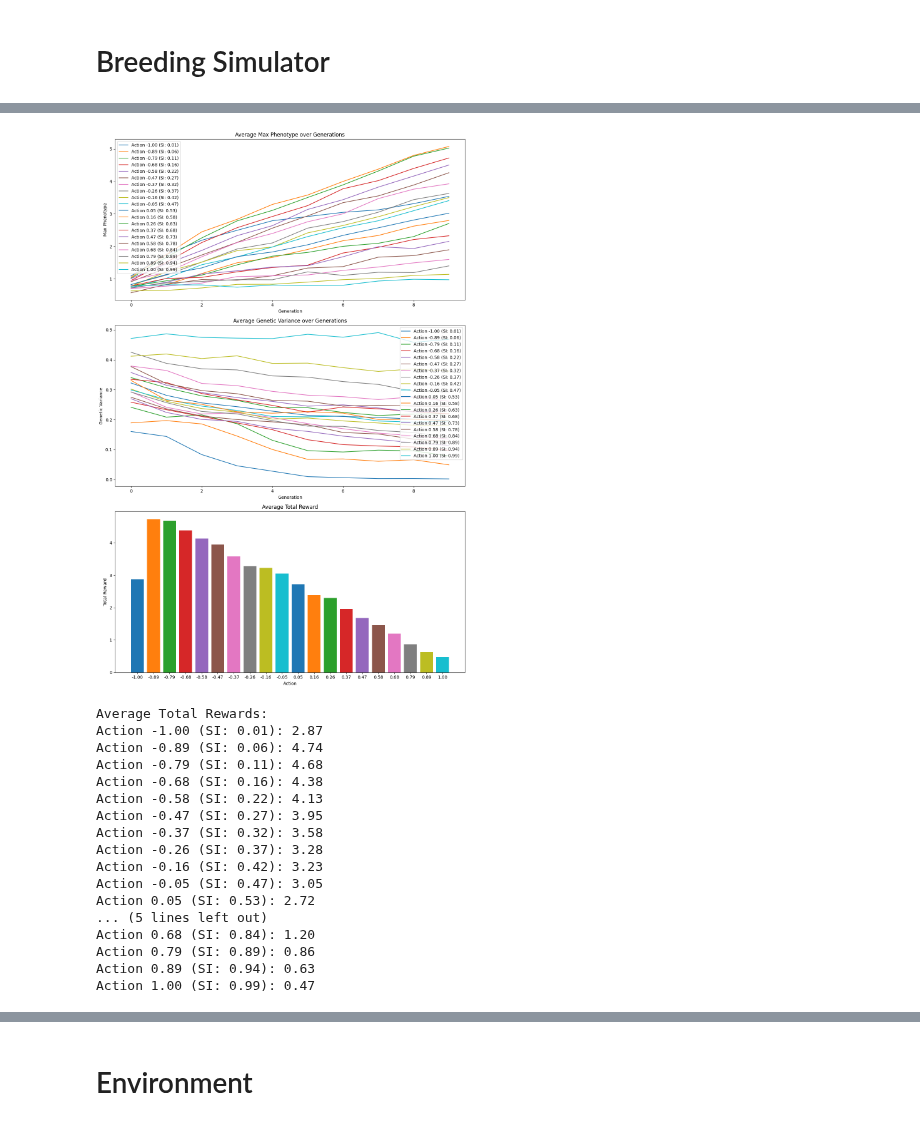
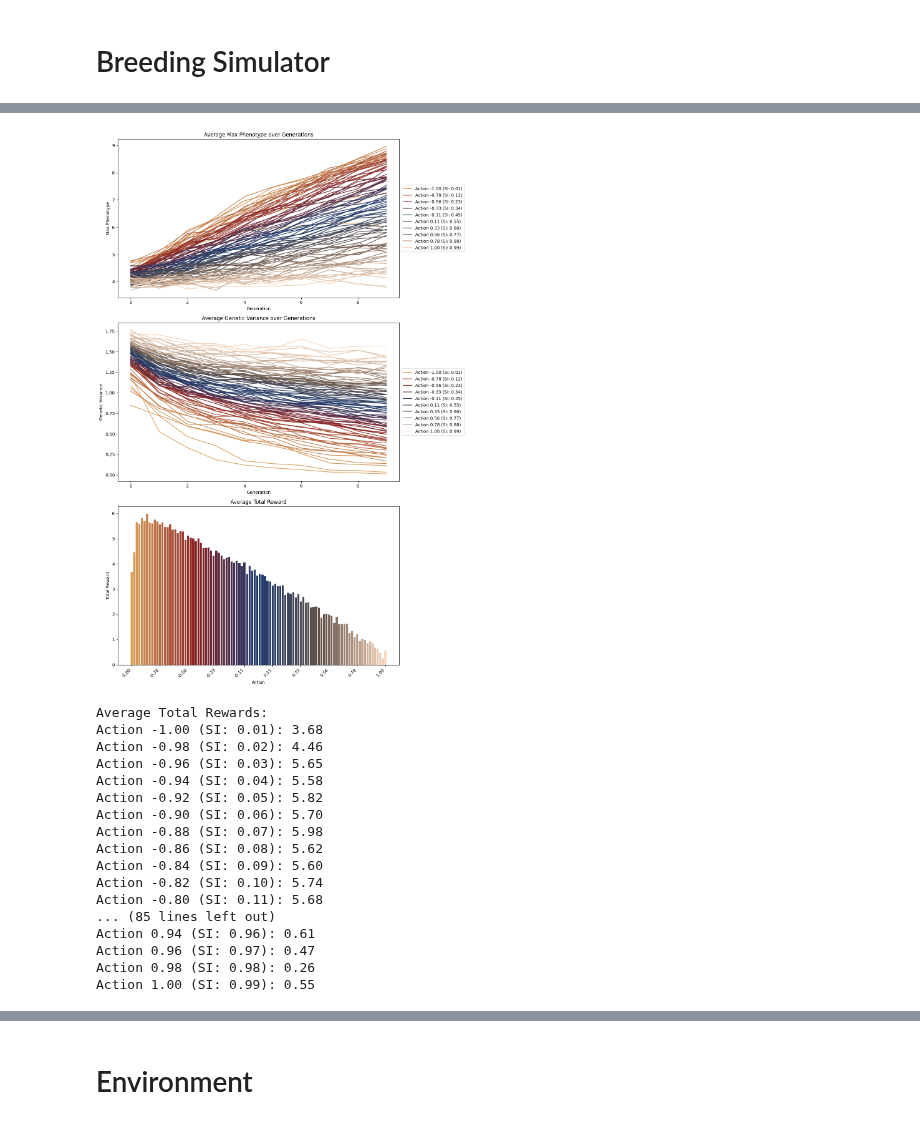
Before and after one commit to cjGO/ChewC, a Jupyter notebook: dev_nbs/Discrete_Env.ipynb, the cells around one changed output, grey strips where cells are left out. Cells and saved outputs as stored; diff of their text form; code cells hidden in the pictures.

Commit message:
good baselines visuals

```diff
--- a/dev_nbs/Discrete_Env.ipynb
+++ b/dev_nbs/Discrete_Env.ipynb
@@ -568,7 +606,7 @@ def run_constant_action_baseline(env, action, num_episodes=10):
     return results
 
 # Define a range of constant actions to test
-actions_to_test = np.linspace(-1,1,20)
+actions_to_test = np.linspace(-1, 1, 100)
 
 # Collect baseline results
 baseline_results = {}
@@ -578,58 +616,74 @@ for action in actions_to_test:
 # Plot results
 fig, (ax1, ax2, ax3) = plt.subplots(3, 1, figsize=(12, 18))
 
-for action, results in baseline_results.items():
+# Create Rubens-inspired color map
+rubens_colors = ['#D9A05B', '#8B2323', '#1C3A6E', '#635147', '#F7D5BA']
+n_bins = len(actions_to_test)
+cmap_rubens = LinearSegmentedColormap.from_list('Rubens_Palette', rubens_colors, N=n_bins)
+
+# Determine which actions to label (10 evenly spaced)
+label_indices = np.linspace(0, len(actions_to_test) - 1, 10, dtype=int)
+
+for i, (action, results) in enumerate(baseline_results.items()):
     selection_intensity = (action + 1) / 2 * 0.98 + 0.01
     avg_max_phenotypes = np.mean([r['max_phenotypes'] for r in results], axis=0)
     avg_genetic_variances = np.mean([r['genetic_variances'] for r in results], axis=0)
     avg_total_reward = np.mean([r['total_reward'] for r in results])
 
-    ax1.plot(avg_max_phenotypes, label=f'Action {action:.2f} (SI: {selection_intensity:.2f})')
-    ax2.plot(avg_genetic_variances, label=f'Action {action:.2f} (SI: {selection_intensity:.2f})')
-    ax3.bar(f'{action:.2f}', avg_total_reward)
+    color = cmap_rubens(i / n_bins)
+
+    label = f'Action {action:.2f} (SI: {selection_intensity:.2f})' if i in label_indices else None
+    ax1.plot(avg_max_phenotypes, label=label, color=color)
+    ax2.plot(avg_genetic_variances, label=label, color=color)
+    ax3.bar(f'{action:.2f}', avg_total_reward, color=color)
 
 ax1.set_title('Average Max Phenotype over Generations')
 ax1.set_xlabel('Generation')
 ax1.set_ylabel('Max Phenotype')
-ax1.legend()
+ax1.legend(loc='center left', bbox_to_anchor=(1, 0.5))
 
 ax2.set_title('Average Genetic Variance over Generations')
 ax2.set_xlabel('Generation')
 ax2.set_ylabel('Genetic Variance')
-ax2.legend()
+ax2.legend(loc='center left', bbox_to_anchor=(1, 0.5))
 
 ax3.set_title('Average Total Reward')
 ax3.set_xlabel('Action')
 ax3.set_ylabel('Total Reward')
+
+# Clean up x-axis for ax3
+x_ticks = np.linspace(0, len(actions_to_test) - 1, 10, dtype=int)
+ax3.set_xticks(x_ticks)
+ax3.set_xticklabels([f'{actions_to_test[i]:.2f}' for i in x_ticks], rotation=45, ha='right')
 
 plt.tight_layout()
 plt.show()
 
 # Print average total rewards
 print("Average Total Rewards:")
 for action, results in baseline_results.items():
     avg_reward = np.mean([r['total_reward'] for r in results])
     selection_intensity = (action + 1) / 2 * 0.98 + 0.01
     print(f"Action {action:.2f} (SI: {selection_intensity:.2f}): {avg_reward:.2f}")
 # %% [output]
-[figure, old version]
+[figure, new version]
 Average Total Rewards:
-Action -1.00 (SI: 0.01): 2.87
-Action -0.89 (SI: 0.06): 4.74
-Action -0.79 (SI: 0.11): 4.68
-Action -0.68 (SI: 0.16): 4.38
-Action -0.58 (SI: 0.22): 4.13
-Action -0.47 (SI: 0.27): 3.95
-Action -0.37 (SI: 0.32): 3.58
-Action -0.26 (SI: 0.37): 3.28
-Action -0.16 (SI: 0.42): 3.23
-Action -0.05 (SI: 0.47): 3.05
-Action 0.05 (SI: 0.53): 2.72
-... (5 lines left out)
-Action 0.68 (SI: 0.84): 1.20
-Action 0.79 (SI: 0.89): 0.86
-Action 0.89 (SI: 0.94): 0.63
-Action 1.00 (SI: 0.99): 0.47
+Action -1.00 (SI: 0.01): 3.68
+Action -0.98 (SI: 0.02): 4.46
+Action -0.96 (SI: 0.03): 5.65
+Action -0.94 (SI: 0.04): 5.58
+Action -0.92 (SI: 0.05): 5.82
+Action -0.90 (SI: 0.06): 5.70
+Action -0.88 (SI: 0.07): 5.98
+Action -0.86 (SI: 0.08): 5.62
+Action -0.84 (SI: 0.09): 5.60
+Action -0.82 (SI: 0.10): 5.74
+Action -0.80 (SI: 0.11): 5.68
+... (85 lines left out)
+Action 0.94 (SI: 0.96): 0.61
+Action 0.96 (SI: 0.97): 0.47
+Action 0.98 (SI: 0.98): 0.26
+Action 1.00 (SI: 0.99): 0.55
 # %%
 from stable_baselines3 import PPO
 
```
Also changed, not shown: parts of 4 cells of this notebook, 1 other file.
